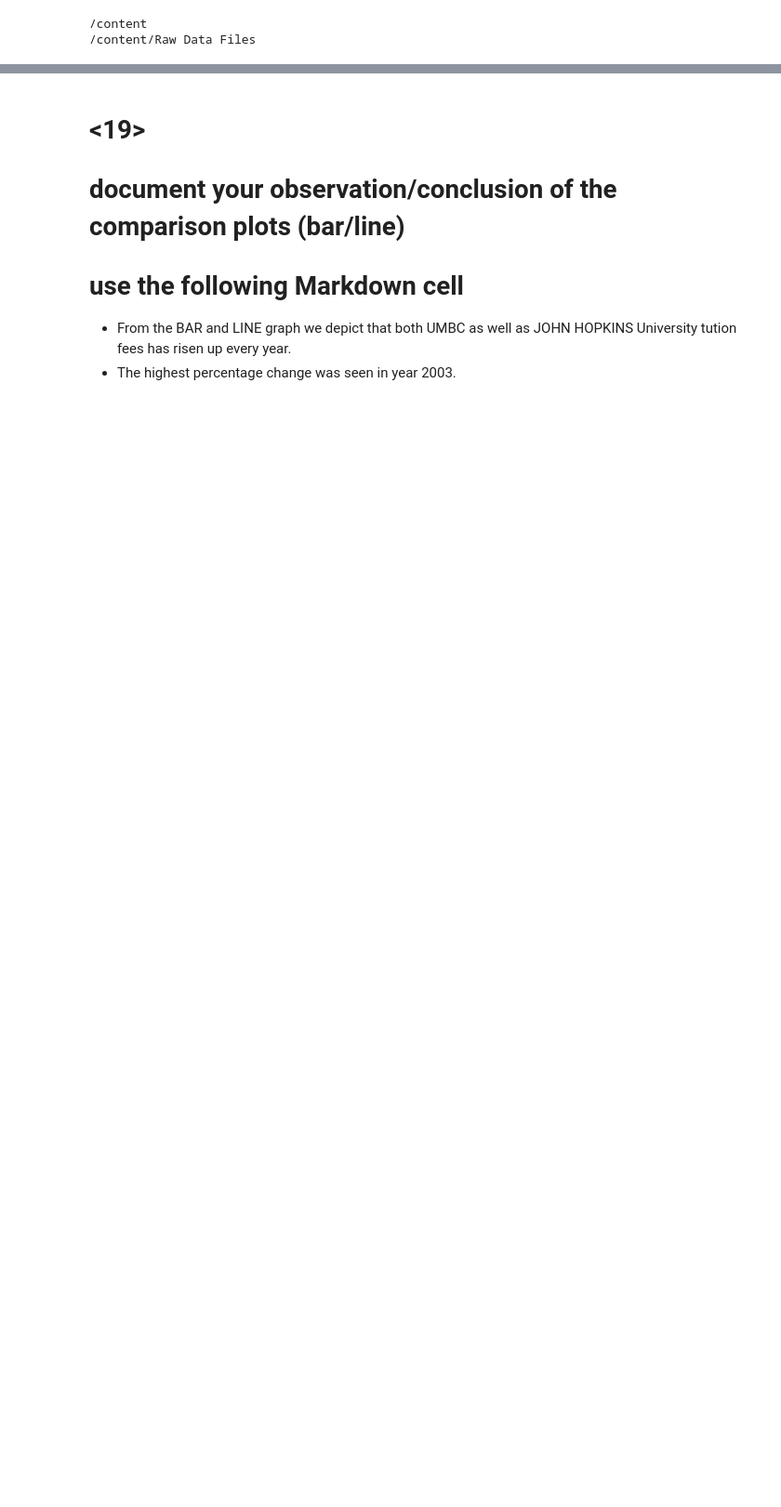
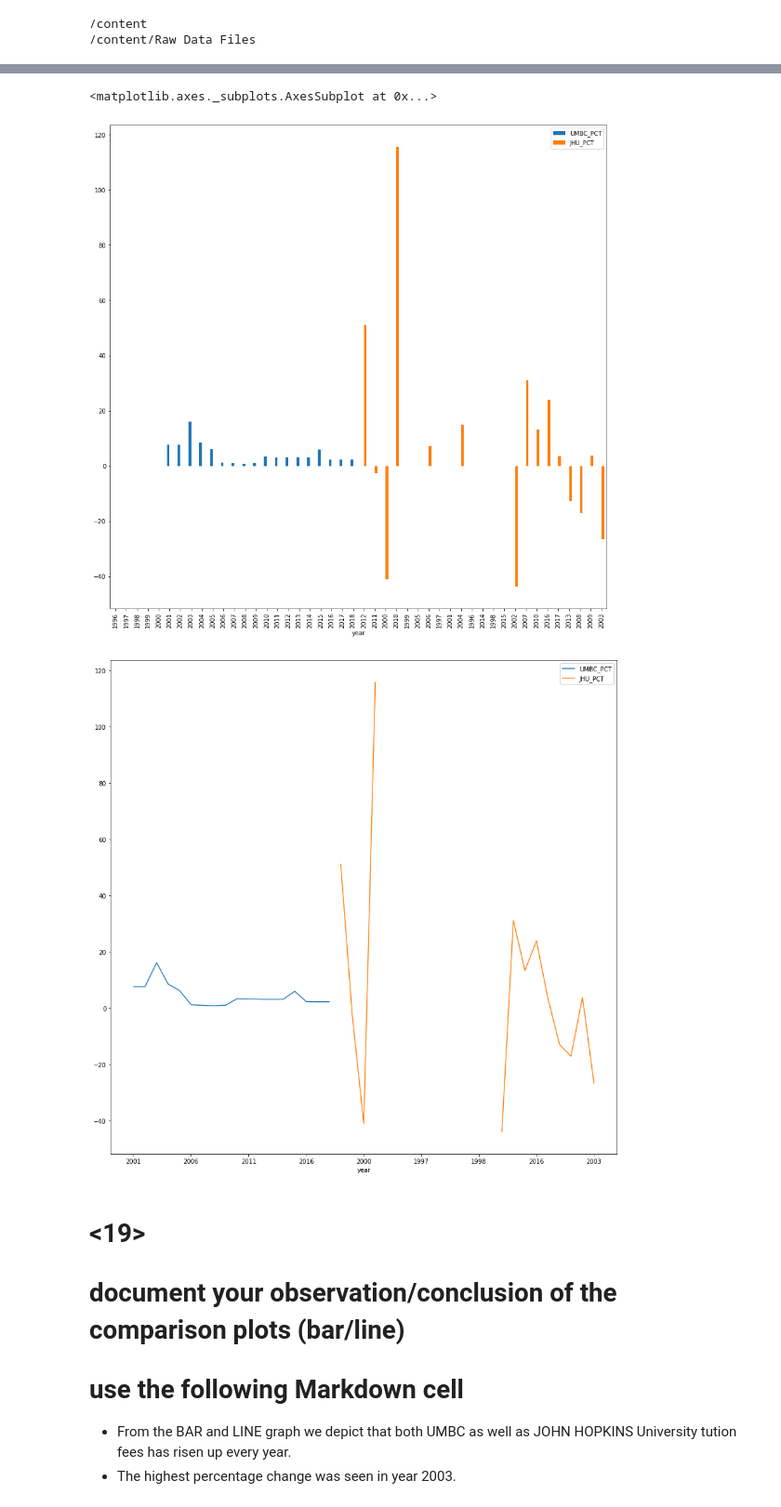
Before and after one commit to kq49539/DATA690-ATMAN, a Jupyter notebook: assignment_06/assignment_06.ipynb, the cells around one changed output, grey strips where cells are left out. Shown: that part at 93% size. Saved outputs shown, nothing was run; the diff lists cells and outputs as text; code cells hidden in the pictures; blank space fills up the shorter version.

```diff
--- a/assignment_06/assignment_06.ipynb
+++ b/assignment_06/assignment_06.ipynb
@@ -691,0 +562,6 @@ df_final.plot.line(x = 'year', y = ['UMBC_PCT', 'JHU_PCT'], figsize = (10, 8))
+# %%
+# <16>
+# Add the list of percentage changes to the dataframe as a new column ("PCT_CHANGE")
+
+college_JHU['PCT_CHANGE'] = percentage_change_JHU
+college_JHU
@@ -691,0 +617,13 @@ df_final.plot.line(x = 'year', y = ['UMBC_PCT', 'JHU_PCT'], figsize = (10, 8))
+# %%
+# <18>
+# In order to plot both UMBC and JHU tuition change over time in the same plot,
+# we need to combine the two datasets using the common key of YEAR
+# First make a umbc2 dataframe with only two columns needed. WE don't need other columns.
+# Also change the column name from "PCT_CHANGE" to "UMBC_PCT" in preparation for the merge.
+# This is because both umbc and jhu dataframe have the same column name "PCT_CHANGE",
+# We rename them to there is no collision during the merge. BTW, Pandas handles collision gracefully,
+# Feel free to try it without changing the column names.
+
+college_UMBC_plot = college_UMBC[['year', 'PCT_CHANGE']]
+college_UMBC_plot = college_UMBC_plot.rename(columns={'PCT_CHANGE': 'UMBC_PCT'})
+college_UMBC_plot.head(3)
@@ -691,0 +635,7 @@ df_final.plot.line(x = 'year', y = ['UMBC_PCT', 'JHU_PCT'], figsize = (10, 8))
+# %%
+# Then make a jhu2 dataframe with only two columns needed. WE don't need other columns.
+# Also change the column name from "PCT_CHANGE" to "JHU_PCT"  in preparation for the merge
+
+college_JHU_plot = college_JHU[['year', 'PCT_CHANGE']]
+college_JHU_plot = college_JHU_plot.rename(columns={'PCT_CHANGE': 'JHU_PCT'})
+college_JHU_plot.head(3)
@@ -691,0 +647,6 @@ df_final.plot.line(x = 'year', y = ['UMBC_PCT', 'JHU_PCT'], figsize = (10, 8))
+# %%
+# Now, merger the two data frames
+# and display the new dataframe
+
+merge_data = pd.concat([college_UMBC_plot, college_JHU_plot])
+merge_data
@@ -692,3 +732,13 @@ df_final.plot.line(x = 'year', y = ['UMBC_PCT', 'JHU_PCT'], figsize = (10, 8))
+# %%
+# Plot them together using y=["UMBC_PCT","JHU_PCT"] option of bar plot
+
+merge_data.plot.bar(x = 'year', y = ['UMBC_PCT', 'JHU_PCT'], figsize = (15, 15))
+
+merge_data.plot.line(x = 'year', y = ['UMBC_PCT', 'JHU_PCT'], figsize = (15, 15))
+# %% [output]
+<matplotlib.axes._subplots.AxesSubplot at 0x...>
+[figure, added]
+[figure, added]
 # %% [markdown]
 # <19>
 # document your observation/conclusion of the comparison plots (bar/line)
```
Also changed, not shown: parts of 61 cells of this notebook.
